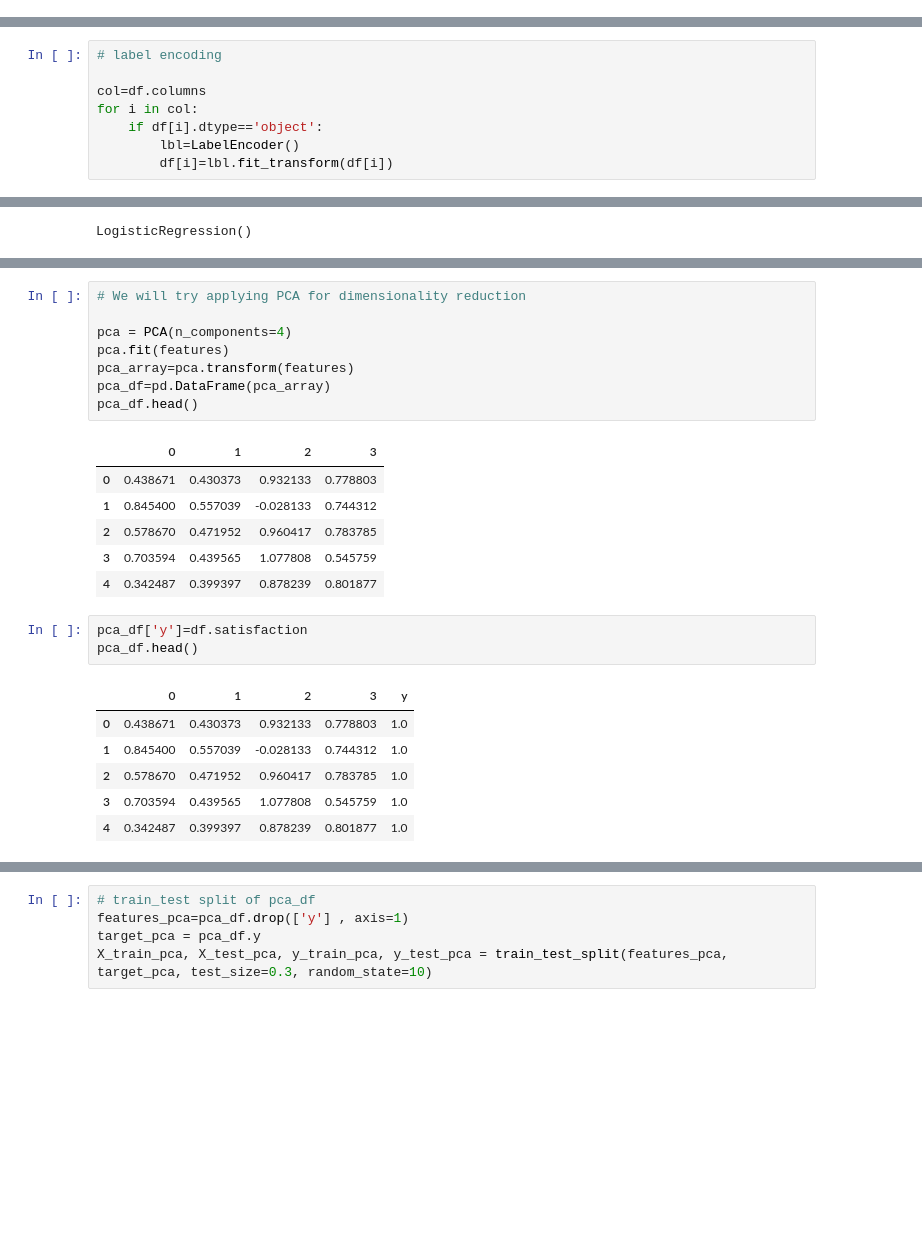
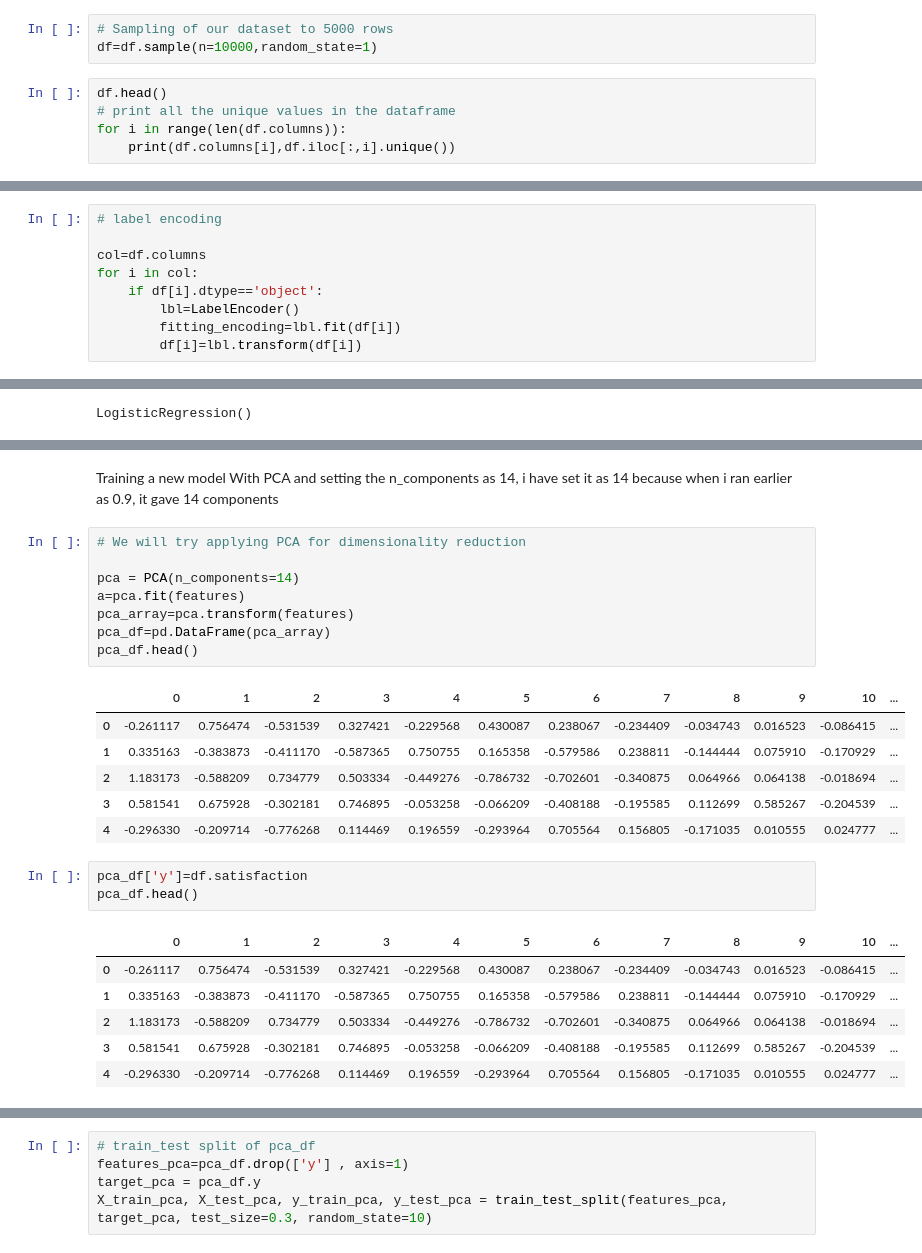
Before and after one commit to SandeepJabez/airline_satisfaction_ml_eda, a Jupyter notebook: ML Final LAb 20112029.ipynb, the cells around one changed output, grey strips where cells are left out. Drawn from its saved outputs; the diff is of its cells as text; blank space fills up the shorter version.

```diff
--- a/ML Final LAb 20112029.ipynb
+++ b/ML Final LAb 20112029.ipynb
@@ -52,0 +43,8 @@ df.head()
+# %%
+# Sampling of our dataset to 5000 rows
+df=df.sample(n=10000,random_state=1)
+# %%
+df.head()
+# print all the unique values in the dataframe
+for i in range(len(df.columns)):
+    print(df.columns[i],df.iloc[:,i].unique())
@@ -156,6 +195,7 @@ col=df.columns
 for i in col:
     if df[i].dtype=='object':
         lbl=LabelEncoder()
-        df[i]=lbl.fit_transform(df[i])
+        fitting_encoding=lbl.fit(df[i])
+        df[i]=lbl.transform(df[i])
 # %%
 from sklearn.preprocessing import MinMaxScaler
@@ -238,28 +300,30 @@ weighted avg       0.83      0.83      0.83     64743
+# %% [markdown]
+Training a new model With PCA and setting the n_components as 14, i have set it as 14 because when i ran earlier as 0.9, it gave 14 components
 # %%
 # We will try applying PCA for dimensionality reduction
 
-pca = PCA(n_components=4)
-pca.fit(features)
+pca = PCA(n_components=14)
+a=pca.fit(features)
 pca_array=pca.transform(features)
 pca_df=pd.DataFrame(pca_array)
 pca_df.head()
 # %% [output]
-|  | 0 | 1 | 2 | 3 |
-| 0 | 0.438671 | 0.430373 | 0.932133 | 0.778803 |
-| 1 | 0.845400 | 0.557039 | -0.028133 | 0.744312 |
-| 2 | 0.578670 | 0.471952 | 0.960417 | 0.783785 |
-| 3 | 0.703594 | 0.439565 | 1.077808 | 0.545759 |
-| 4 | 0.342487 | 0.399397 | 0.878239 | 0.801877 |
+|  | 0 | 1 | 2 | 3 | 4 | 5 | 6 | 7 | 8 | 9 | 10 | ... |
+| 0 | -0.261117 | 0.756474 | -0.531539 | 0.327421 | -0.229568 | 0.430087 | 0.238067 | -0.234409 | -0.034743 | 0.016523 | -0.086415 | ... |
+| 1 | 0.335163 | -0.383873 | -0.411170 | -0.587365 | 0.750755 | 0.165358 | -0.579586 | 0.238811 | -0.144444 | 0.075910 | -0.170929 | ... |
+| 2 | 1.183173 | -0.588209 | 0.734779 | 0.503334 | -0.449276 | -0.786732 | -0.702601 | -0.340875 | 0.064966 | 0.064138 | -0.018694 | ... |
+| 3 | 0.581541 | 0.675928 | -0.302181 | 0.746895 | -0.053258 | -0.066209 | -0.408188 | -0.195585 | 0.112699 | 0.585267 | -0.204539 | ... |
+| 4 | -0.296330 | -0.209714 | -0.776268 | 0.114469 | 0.196559 | -0.293964 | 0.705564 | 0.156805 | -0.171035 | 0.010555 | 0.024777 | ... |
 # %%
 pca_df['y']=df.satisfaction
 pca_df.head()
 # %% [output]
-|  | 0 | 1 | 2 | 3 | y |
-| 0 | 0.438671 | 0.430373 | 0.932133 | 0.778803 | 1.0 |
-| 1 | 0.845400 | 0.557039 | -0.028133 | 0.744312 | 1.0 |
-| 2 | 0.578670 | 0.471952 | 0.960417 | 0.783785 | 1.0 |
-| 3 | 0.703594 | 0.439565 | 1.077808 | 0.545759 | 1.0 |
-| 4 | 0.342487 | 0.399397 | 0.878239 | 0.801877 | 1.0 |
+|  | 0 | 1 | 2 | 3 | 4 | 5 | 6 | 7 | 8 | 9 | 10 | ... |
+| 0 | -0.261117 | 0.756474 | -0.531539 | 0.327421 | -0.229568 | 0.430087 | 0.238067 | -0.234409 | -0.034743 | 0.016523 | -0.086415 | ... |
+| 1 | 0.335163 | -0.383873 | -0.411170 | -0.587365 | 0.750755 | 0.165358 | -0.579586 | 0.238811 | -0.144444 | 0.075910 | -0.170929 | ... |
+| 2 | 1.183173 | -0.588209 | 0.734779 | 0.503334 | -0.449276 | -0.786732 | -0.702601 | -0.340875 | 0.064966 | 0.064138 | -0.018694 | ... |
+| 3 | 0.581541 | 0.675928 | -0.302181 | 0.746895 | -0.053258 | -0.066209 | -0.408188 | -0.195585 | 0.112699 | 0.585267 | -0.204539 | ... |
+| 4 | -0.296330 | -0.209714 | -0.776268 | 0.114469 | 0.196559 | -0.293964 | 0.705564 | 0.156805 | -0.171035 | 0.010555 | 0.024777 | ... |
 # %%
 # scatter plot of the data
 plt.rcParams['figure.figsize'] = (12, 10)
```
Also changed, not shown: parts of 34 cells of this notebook.
